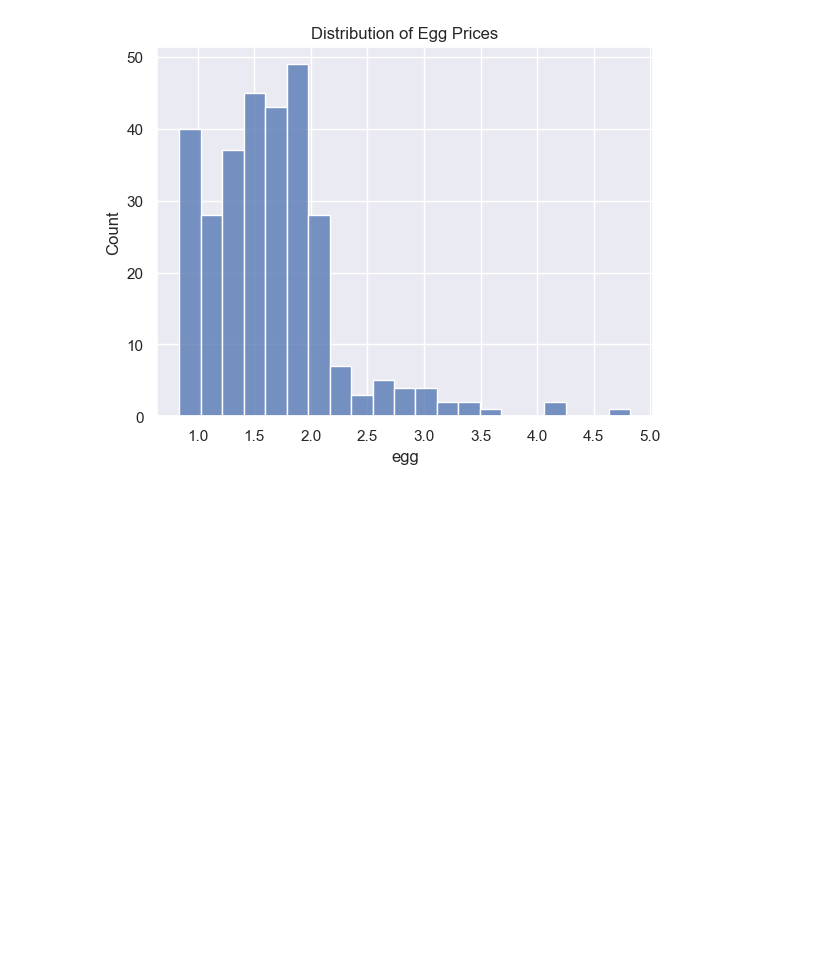
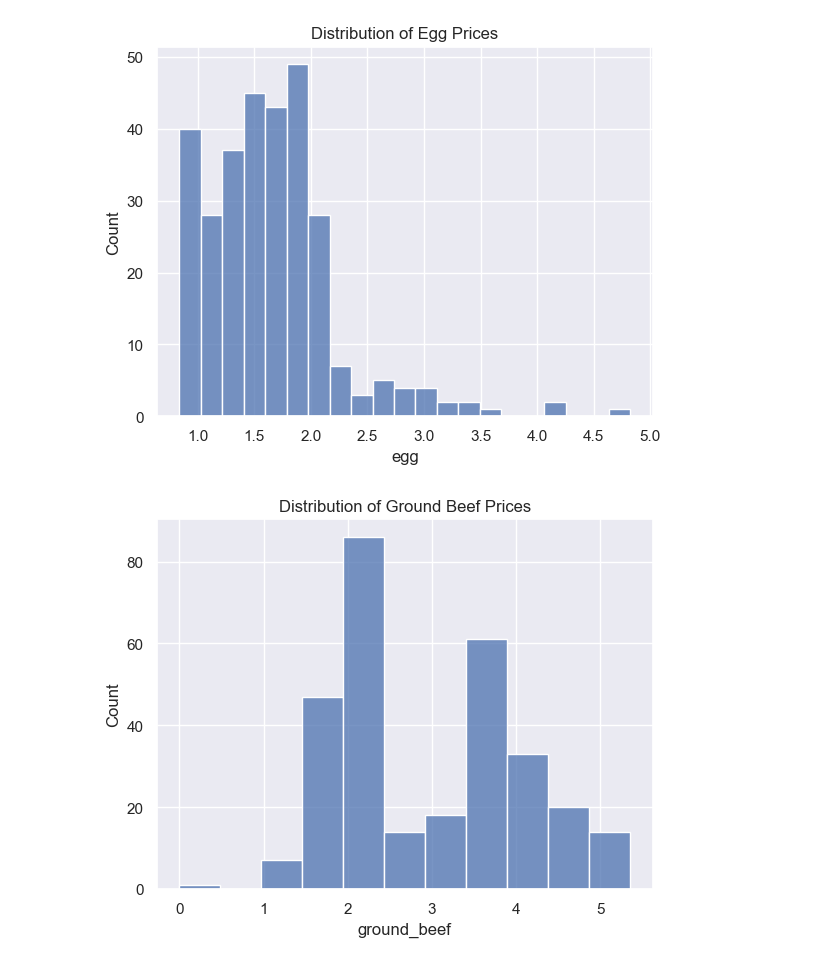
Before and after one commit to matthewjchin/grocerypriceanalysis, a Jupyter notebook: fred_groceries_eda.ipynb, the cells around one changed output. Cells and saved outputs as stored; diff of their text form; code cells hidden in the pictures; blank space fills up the shorter version.

```diff
--- a/fred_groceries_eda.ipynb
+++ b/fred_groceries_eda.ipynb
@@ -302,3 +314,9 @@ plt.title('Distribution of Egg Prices')
 plt.show()
 # %% [output]
 [figure]
+# %%
+sns.histplot(groceries_df['ground_beef'])
+plt.title('Distribution of Ground Beef Prices')
+plt.show()
+# %% [output]
+[figure, added]
```
Also changed, not shown: parts of 7 cells of this notebook, 1 other file.
